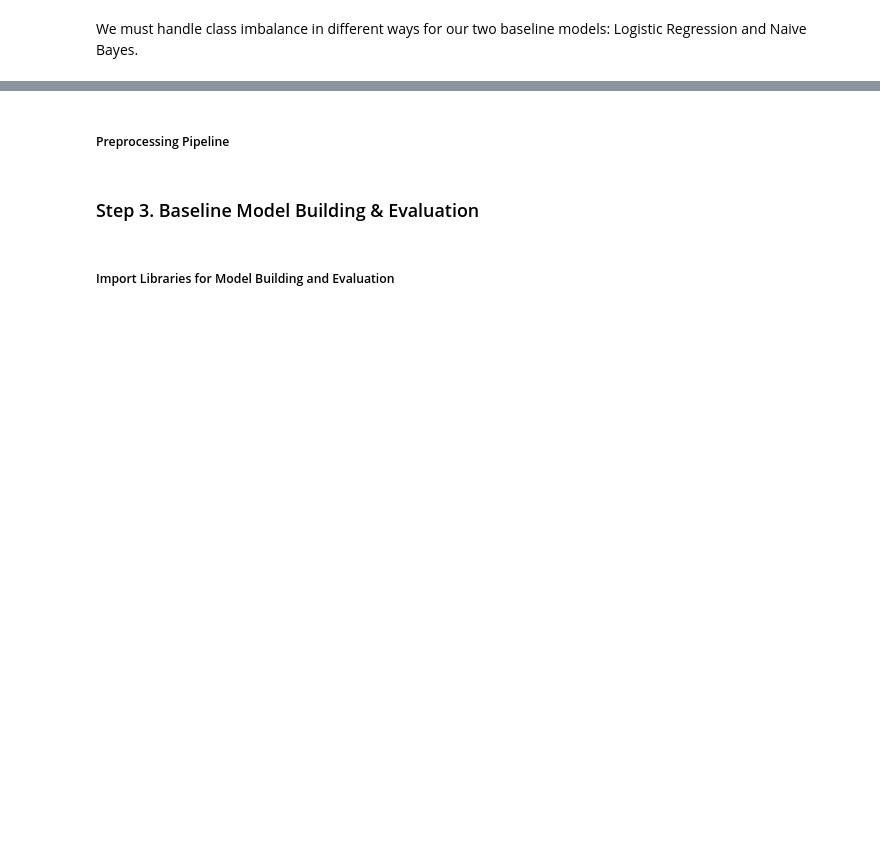
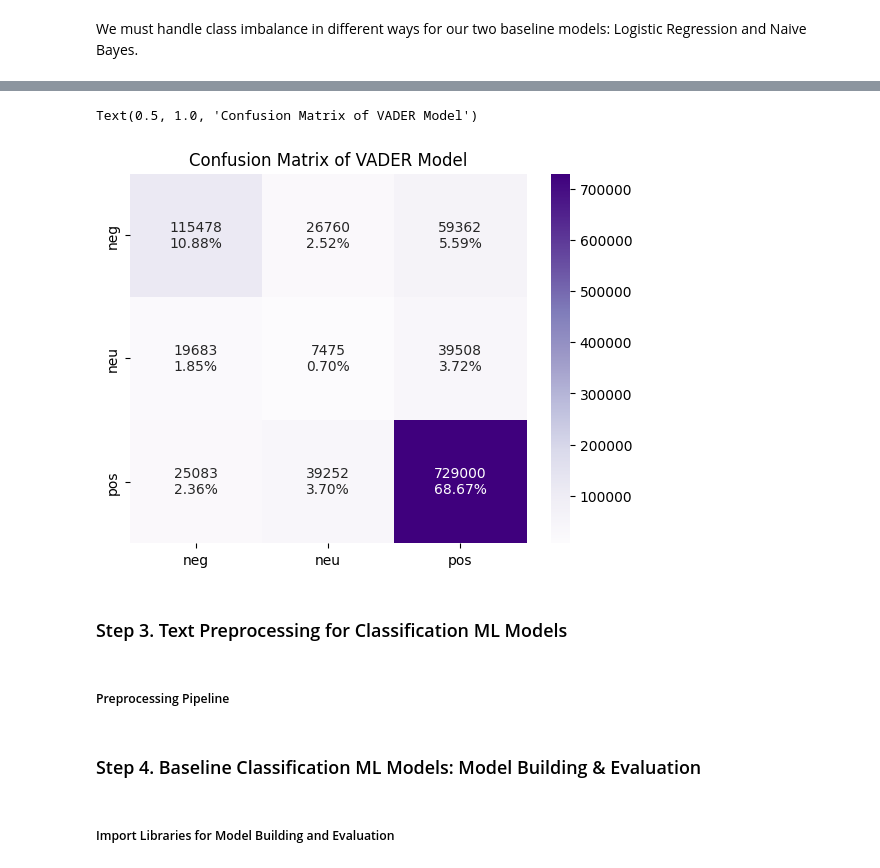
Before and after one commit to Nestle-1A-BTT/flavor-trend-prediction, a Jupyter notebook: Baseline_Models.ipynb, the cells around one changed output, grey strips where cells are left out. Cells and saved outputs as stored; diff of their text form; code cells hidden in the pictures; blank space fills up the shorter version.

```diff
--- a/Baseline_Models.ipynb
+++ b/Baseline_Models.ipynb
@@ -89,0 +126,4 @@ We must handle class imbalance in different ways for our two baseline models: Lo
+# %%
+sid = SentimentIntensityAnalyzer()
+df['scores'] = df.reviews.apply(lambda r: sid.polarity_scores(r))
+df.head()
@@ -89,0 +138,3 @@ We must handle class imbalance in different ways for our two baseline models: Lo
+# %%
+df['compound'] = df.scores.apply(lambda s: s['compound'])
+df['compound']
@@ -89,0 +154,11 @@ We must handle class imbalance in different ways for our two baseline models: Lo
+# %%
+def vader_label(c):
+    if c >= 0.05:
+        return 2    # positive
+    elif c <= -0.05:
+        return 0    # negative
+    else:
+        return 1    # neutral
+
+df['vader_prediction'] = df['compound'].apply(vader_label)
+df['vader_prediction']
@@ -89,0 +178,3 @@ We must handle class imbalance in different ways for our two baseline models: Lo
+# %%
+y_true_v = df.sentiment_encoded.values
+y_pred_v = df.vader_prediction.values
@@ -90,3 +196,20 @@ We must handle class imbalance in different ways for our two baseline models: Lo
+# %%
+# Generate confusion matrix
+cm = confusion_matrix(y_true_v, y_pred_v)
+
+# Plot the confusion matrix
+group_counts = ["{0:0.0f}".format(value) for value in cm.flatten()]
+group_percentages = ["{0:.2%}".format(value) for value in cm.flatten()/np.sum(cm)]
+labels = [f"{v2}\n{v3}" for v2, v3 in zip(group_counts,group_percentages)]
+labels = np.asarray(labels).reshape(3,3)
+x_axis_labels = ['neg','neu','pos'] # labels for x-axis
+y_axis_labels = ['neg','neu','pos'] # labels for y-axis
+sns.heatmap(cm, xticklabels=x_axis_labels, yticklabels=y_axis_labels, annot=labels, fmt='', cmap="Purples").set_title("Confusion Matrix of VADER Model")
+# %% [output]
+Text(0.5, 1.0, 'Confusion Matrix of VADER Model')
+[figure, added]
+# %% [markdown]
+### Step 3. Text Preprocessing for Classification ML Models
 # %% [markdown]
 ##### Preprocessing Pipeline
 # %%
@@ -102,5 +225,5 @@ df['text'] = df['text'].apply(clean_text)
 # %% [markdown]
-### Step 3. Baseline Model Building \& Evaluation
+### Step 4. Baseline Classification ML Models: Model Building \& Evaluation
 # %% [markdown]
 ##### Import Libraries for Model Building and Evaluation
 # %%
```
Also changed, not shown: parts of 23 cells of this notebook.
